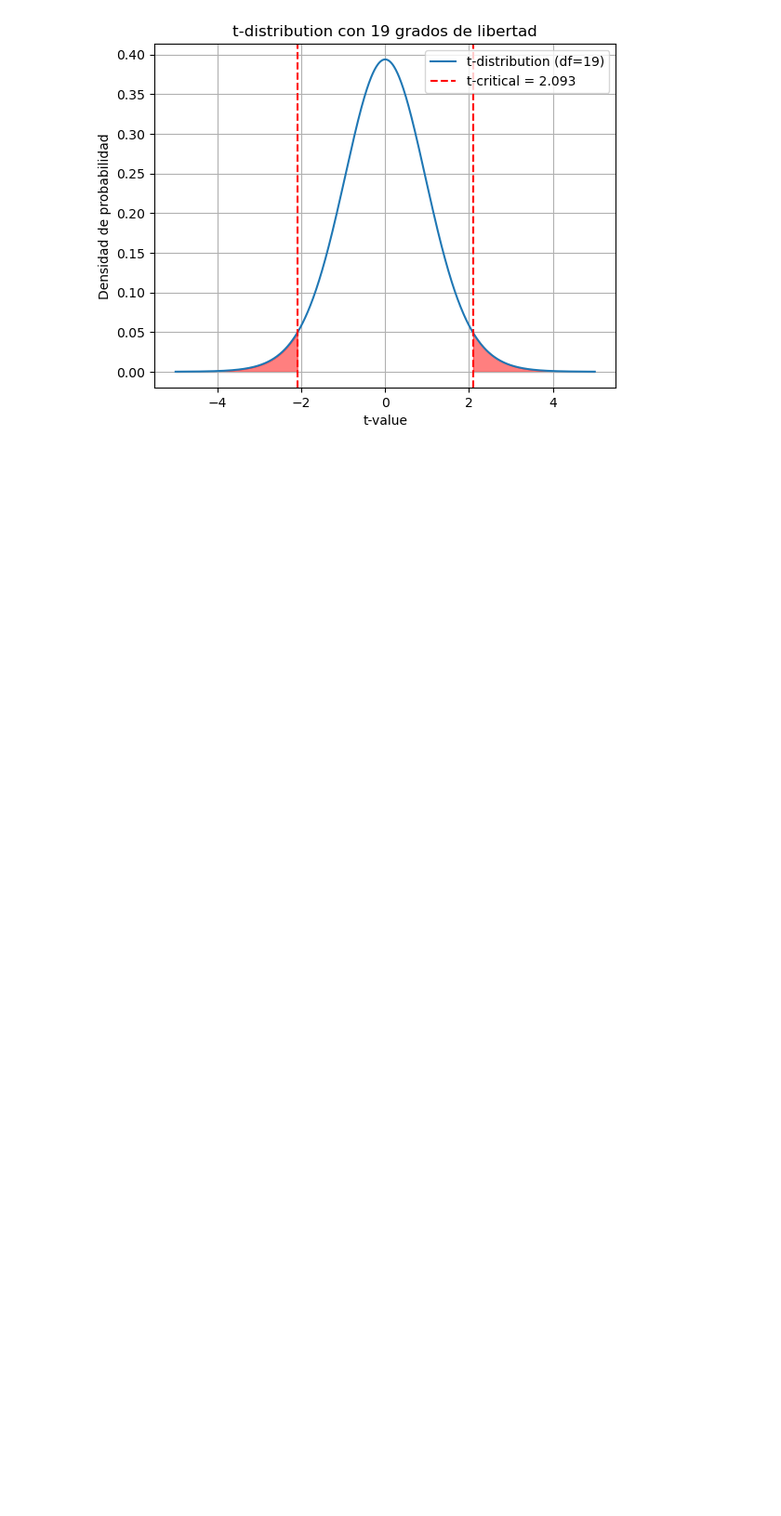
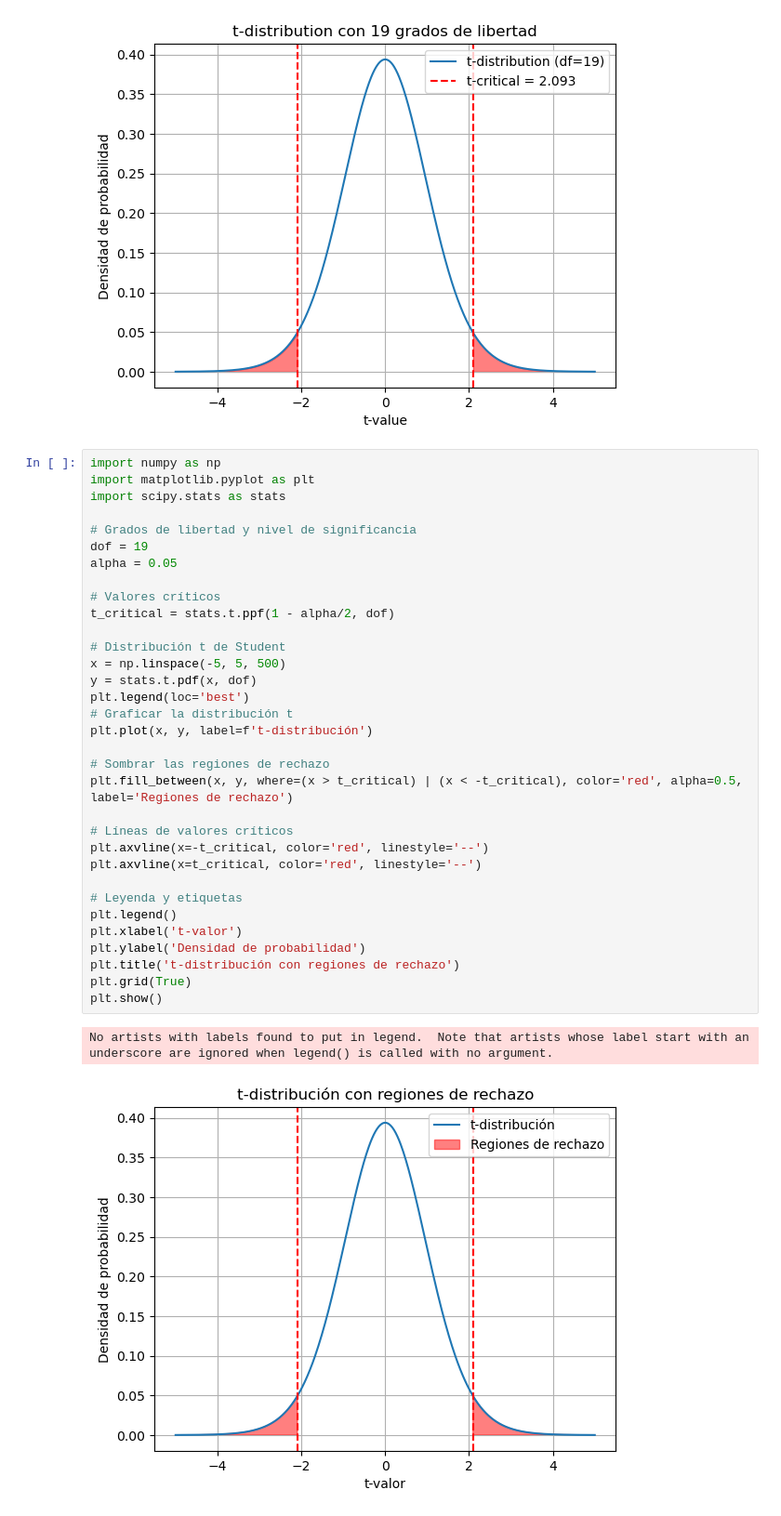
Before and after one commit to hectorfro/LabFisicaWork, a Jupyter notebook: GuiaLabora/Notebook/Cap05.ipynb, the cells around one changed output. Shown: that part at 93% size. Drawn from its saved outputs; the diff is of its cells as text; blank space fills up the shorter version.

```diff
--- a/GuiaLabora/Notebook/Cap05.ipynb
+++ b/GuiaLabora/Notebook/Cap05.ipynb
@@ -1099,3 +1104,39 @@ plt.grid(True)
 plt.show()
 # %% [output]
 [figure]
+# %%
+import numpy as np
+import matplotlib.pyplot as plt
+import scipy.stats as stats
+
+# Grados de libertad y nivel de significancia
+dof = 19
+alpha = 0.05
+
+# Valores críticos
+t_critical = stats.t.ppf(1 - alpha/2, dof)
+
+# Distribución t de Student
+x = np.linspace(-5, 5, 500)
+y = stats.t.pdf(x, dof)
+plt.legend(loc='best')
+# Graficar la distribución t
+plt.plot(x, y, label=f't-distribución')
+
+# Sombrar las regiones de rechazo
+plt.fill_between(x, y, where=(x > t_critical) | (x < -t_critical), color='red', alpha=0.5, label='Regiones de rechazo')
+
+# Líneas de valores críticos
+plt.axvline(x=-t_critical, color='red', linestyle='--')
+plt.axvline(x=t_critical, color='red', linestyle='--')
+
+# Leyenda y etiquetas
+plt.legend()
+plt.xlabel('t-valor')
+plt.ylabel('Densidad de probabilidad')
+plt.title('t-distribución con regiones de rechazo')
+plt.grid(True)
+plt.show()
+# %% [output]
+No artists with labels found to put in legend.  Note that artists whose label start with an underscore are ignored when legend() is called with no argument.
+[figure, added]
```
Also changed, not shown: parts of 17 cells of this notebook, 24 other files.
